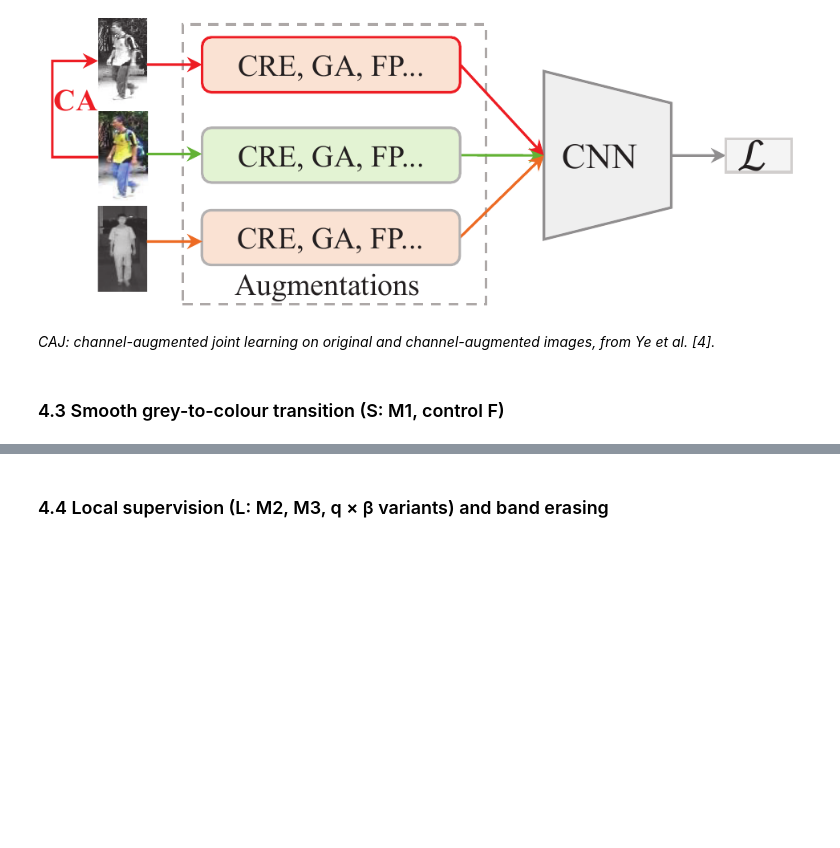
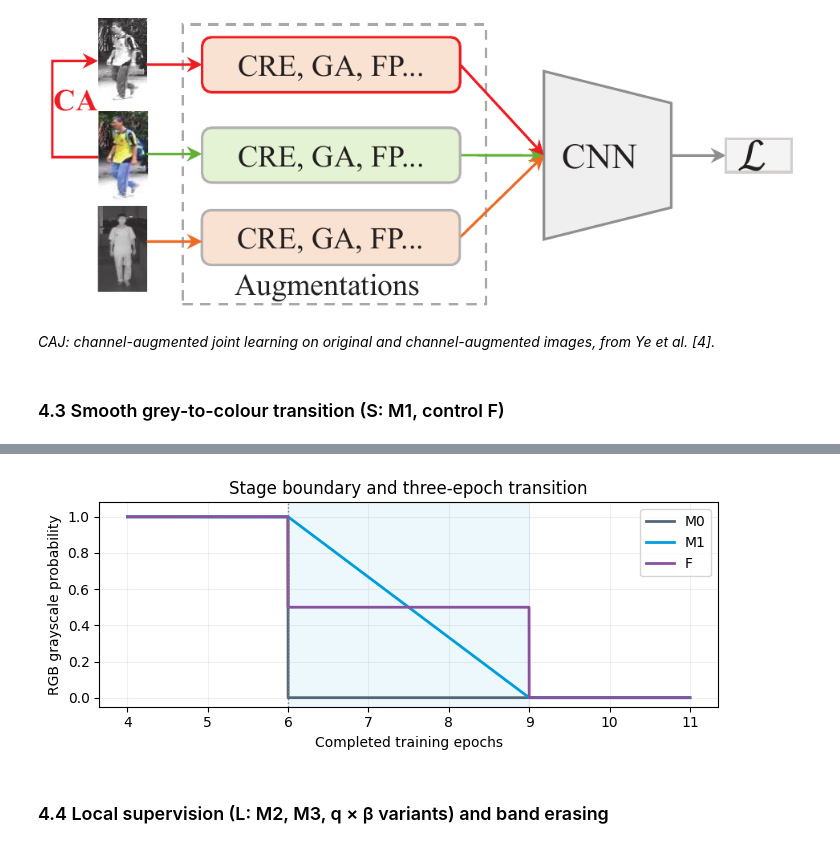
Before and after one commit to cattiesu2025/9444_project, a Jupyter notebook: submission/project.ipynb, the cells around one changed output, grey strips where cells are left out. Saved outputs shown, nothing was run; the diff lists cells and outputs as text; code cells hidden in the pictures; blank space fills up the shorter version.

```diff
--- a/submission/project.ipynb
+++ b/submission/project.ipynb
@@ -539,3 +623,17 @@ AGW and CAJ were ported from the authors' code at a pinned commit [3] and keep t
+# %%
+# Exact configured probability curves, not measured training-loss curves.
+s_steps = np.arange(4 * 633, 11 * 633 + 1)
+fig, ax = plt.subplots(figsize=(7, 3))
+for name, colour in [('M0', '#52677a'), ('M1', '#009cde'), ('F', '#8a519f')]:
+    ax.plot(s_steps / 633, [schedules[name](int(t)) for t in s_steps],
+            label=name, color=colour, linewidth=2)
+ax.axvline(6, color='grey', linestyle=':', linewidth=1)
+ax.axvspan(6, 9, color='#009cde', alpha=0.07)
+ax.set(xlabel='Completed training epochs', ylabel='RGB grayscale probability',
+       title='Stage boundary and three-epoch transition', ylim=(-0.05, 1.08))
+ax.legend(); ax.grid(alpha=0.2); fig.tight_layout(); plt.show()
+# %% [output]
+[figure, added]
 # %% [markdown]
 ### 4.4 Local supervision (L: M2, M3, q × β variants) and band erasing
 # %% [markdown]
```
Also changed, not shown: parts of 26 cells of this notebook, 3 other files.
